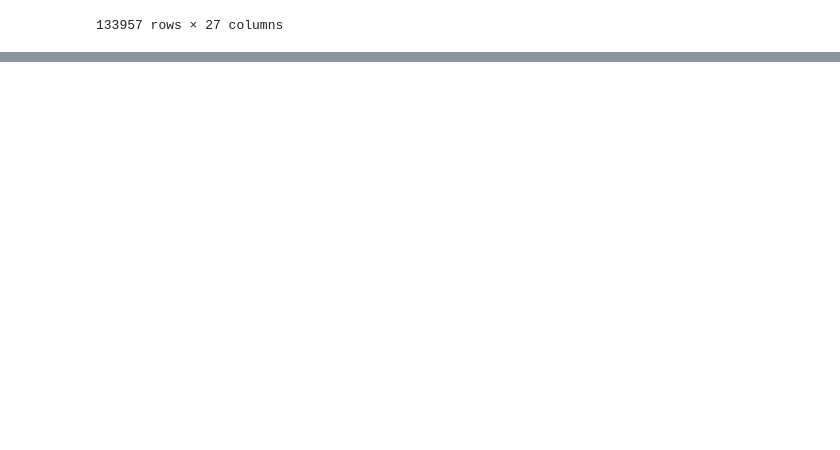
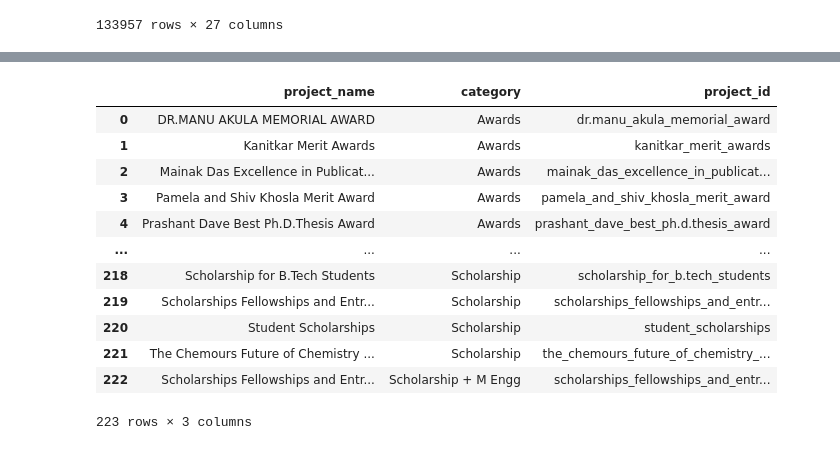
Before and after one commit to khamsakamal48/Funds-receivable-in-ERP, a Jupyter notebook: Working Analysis.ipynb, the cells around one changed output, grey strips where cells are left out. Drawn from its saved outputs; the diff is of its cells as text; code cells hidden in the pictures; blank space fills up the shorter version.

```diff
--- a/Working Analysis.ipynb
+++ b/Working Analysis.ipynb
@@ -229,0 +287,16 @@ transaction
+# %%
+project_directory
+# %% [output]
+|  | project_name | category | project_id |
+| 0 | DR.MANU AKULA MEMORIAL AWARD | Awards | dr.manu_akula_memorial_award |
+| 1 | Kanitkar Merit Awards | Awards | kanitkar_merit_awards |
+| 2 | Mainak Das Excellence in Publicat... | Awards | mainak_das_excellence_in_publicat... |
+| 3 | Pamela and Shiv Khosla Merit Award | Awards | pamela_and_shiv_khosla_merit_award |
+| 4 | Prashant Dave Best Ph.D.Thesis Award | Awards | prashant_dave_best_ph.d.thesis_award |
+| ... | ... | ... | ... |
+| 218 | Scholarship for B.Tech Students | Scholarship | scholarship_for_b.tech_students |
+| 219 | Scholarships Fellowships and Entr... | Scholarship | scholarships_fellowships_and_entr... |
+| 220 | Student Scholarships | Scholarship | student_scholarships |
+| 221 | The Chemours Future of Chemistry ... | Scholarship | the_chemours_future_of_chemistry_... |
+| 222 | Scholarships Fellowships and Entr... | Scholarship + M Engg | scholarships_fellowships_and_entr... |
+223 rows × 3 columns
```
Also changed, not shown: parts of 9 cells of this notebook, 3 other files.
